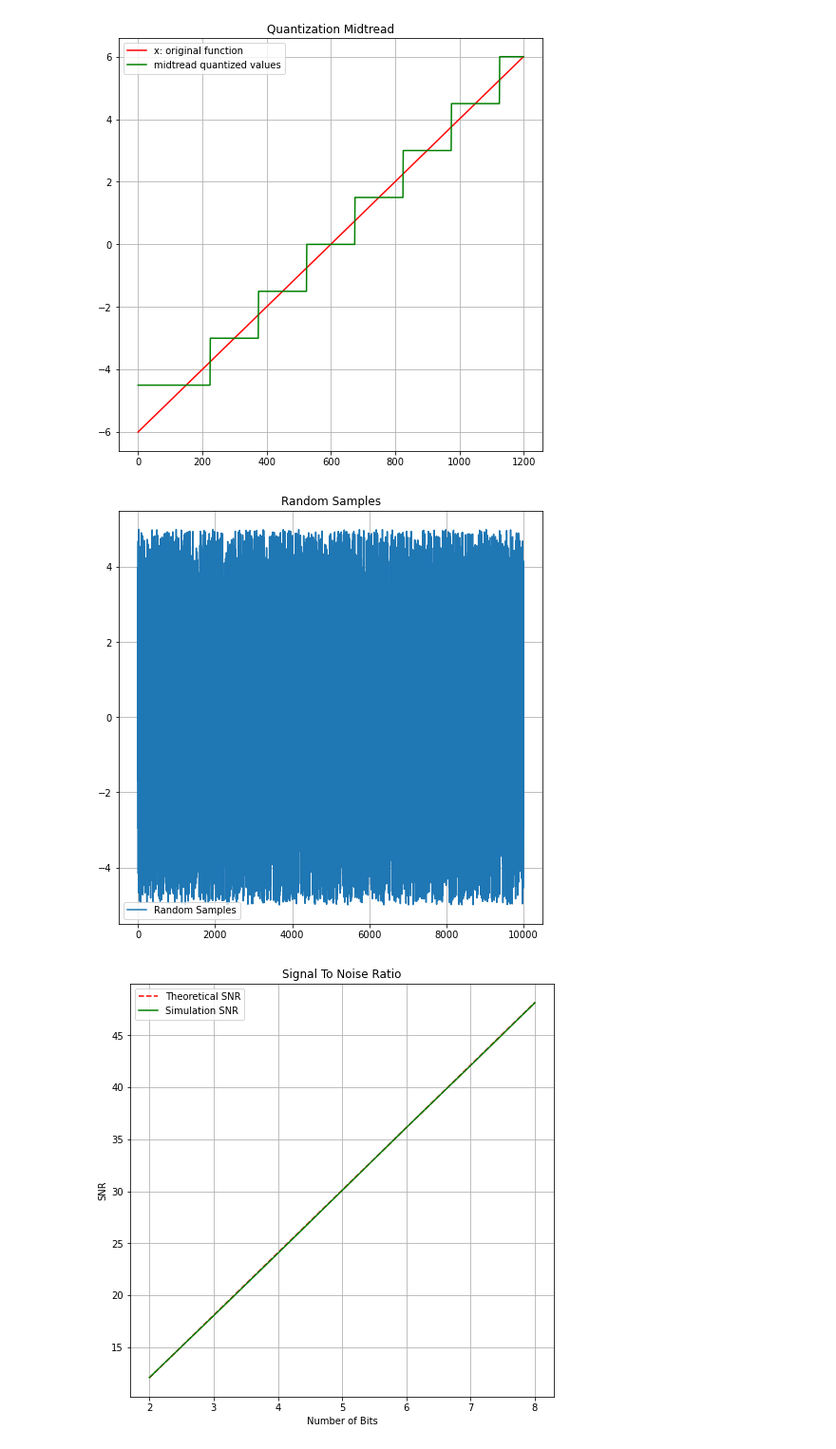
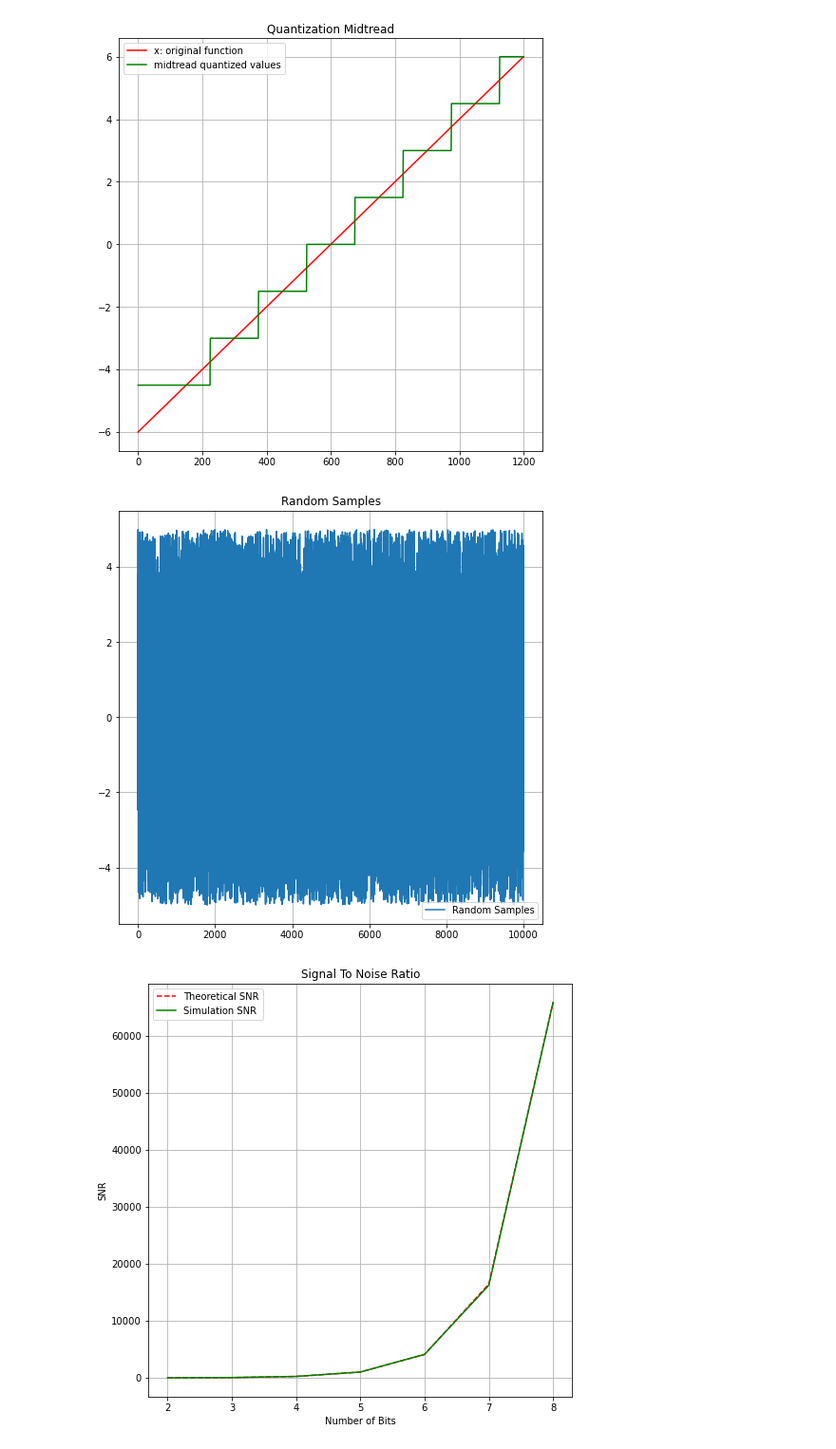
Before and after one commit to yasmineghanem/Digital-Communication-Assignments, a Jupyter notebook: Quantization/Quantization.ipynb, the cells around one changed output. Shown at 95% size. Drawn from its saved outputs; the diff is of its cells as text; code cells hidden in the pictures.

```diff
--- a/Quantization/Quantization.ipynb
+++ b/Quantization/Quantization.ipynb
@@ -101,7 +100,7 @@ def SNR(samples, quantized_levels, n_bits, xmax, 𝝁=0):
     signal_power = np.mean(samples**2)
     error_power = np.mean(quantization_error**2)
 
-    theoretical_snr = ((3* (2**n_bits)) / (np.log(1+𝝁))**2) if 𝝁 > 0 else ((3 * (2**n_bits)**2 * signal_power) / xmax**2)
+    theoretical_snr = ((3* (2**n_bits)) / ((np.log(1+𝝁))**2)) if 𝝁 > 0 else ((3 * (2**n_bits)**2 * signal_power) / xmax**2)
     simulation_snr = signal_power/error_power
     return theoretical_snr, simulation_snr
 
@@ -129,37 +128,37 @@ plt.title('Random Samples')
 plt.legend()
 plt.grid()
 plt.show()
 
 theoretical_snr = []
 simulation_snr = []
 
 # calculate for number of bits 2:1:8
 for i in range(2, 9):
     # calculate quntization level for each samples (midrise)
     quantized = UniformQuantizer(random_samples, i, 5, 0)
     dequantized = UniformDequantizer(quantized, i, 5, 0)
     snr_t, snr_s = SNR(random_samples, dequantized, i, 5)
     theoretical_snr.append(snr_t)
     simulation_snr.append(snr_s)
 
 # convert to in db
-theoretical_snr = 10*np.log10(theoretical_snr)
-simulation_snr = 10*np.log10(simulation_snr)
+# theoretical_snr = 10*np.log10(theoretical_snr)
+# simulation_snr = 10*np.log10(simulation_snr)
 
 plt.figure(figsize=(8,8))
 plt.plot(range(2,9), theoretical_snr, '--', label = "Theoretical SNR", color = 'red')
 plt.plot(range(2,9), simulation_snr , label = "Simulation SNR", color = 'green')
 
 plt.xlabel('Number of Bits')
 plt.ylabel('SNR')
 plt.title('Signal To Noise Ratio')
 
 plt.legend()
 plt.grid()
 plt.show()
 # %% [output]
-[figure, old version]
+[figure, new version]
-[figure, old version]
+[figure, new version]
 # %%
 # Requirement 5 - Test the uniform quantizer on a non-uniform random input
 random_samples = np.random.exponential(1, 10000)
```
Also changed, not shown: parts of 3 cells of this notebook.
